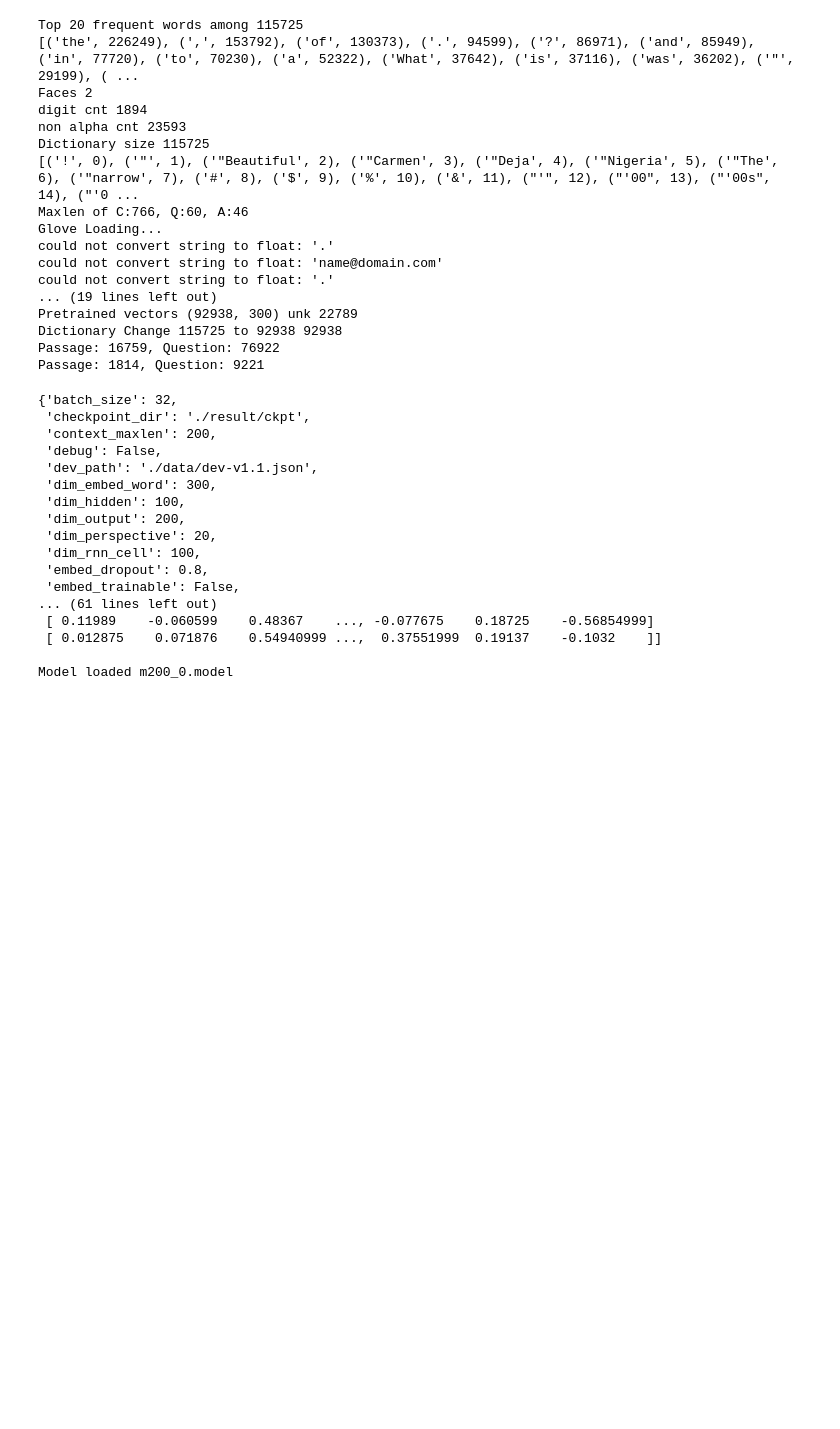
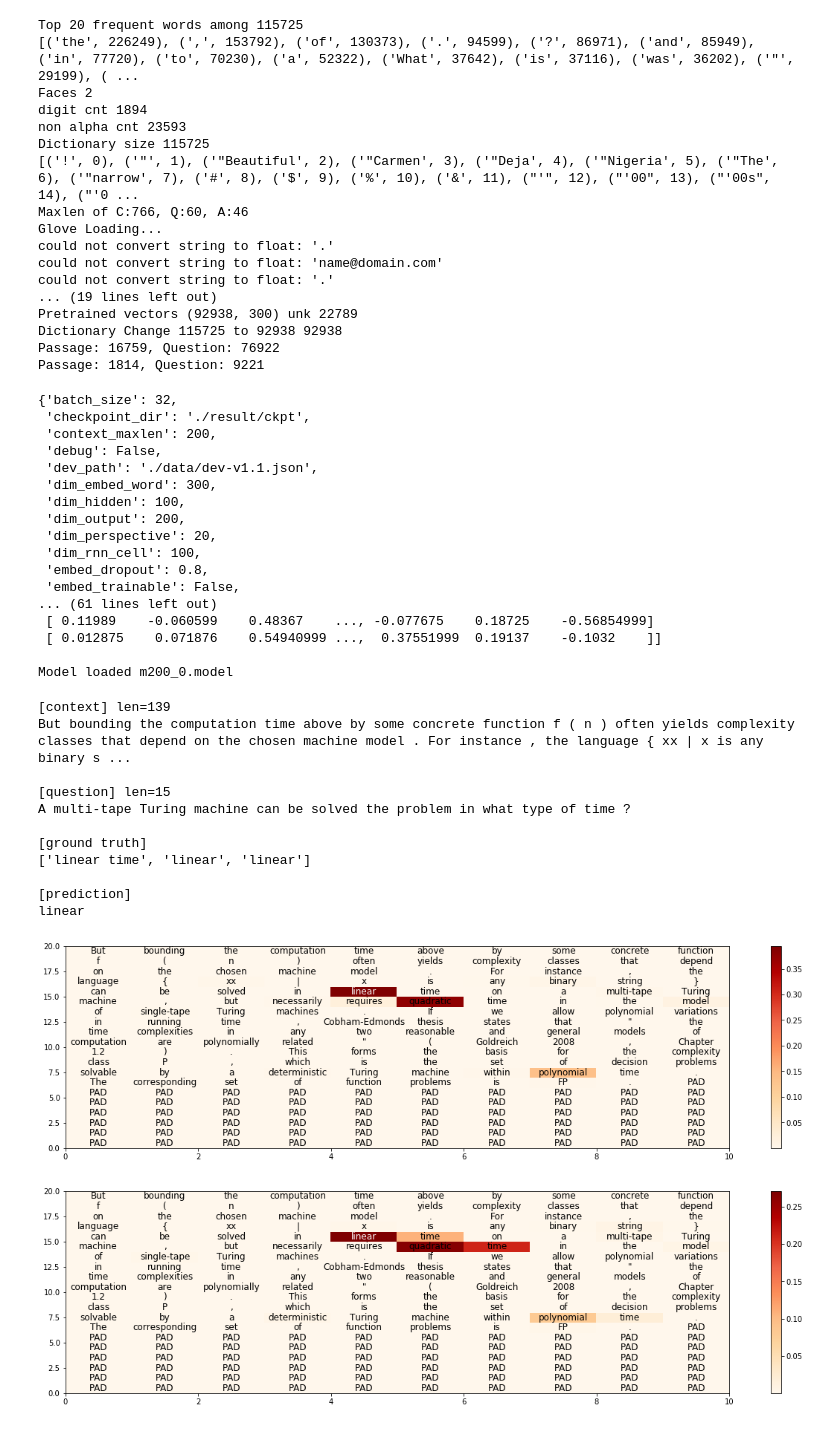
Before and after one commit to jhyuklee/squad-tensorflow, a Jupyter notebook: visualization.ipynb, the cells around one changed output. Drawn from its saved outputs; the diff is of its cells as text; code cells hidden in the pictures; blank space fills up the shorter version.

```diff
--- a/visualization.ipynb
+++ b/visualization.ipynb
@@ -169,12 +169,12 @@ question_raws = []
 total_loss = total_f1 = total_em = total_cnt = 0
 dataset = dev_dataset
 
-for context_idx, dataset_item in enumerate(dataset[0:400]):
+for context_idx, dataset_item in enumerate(dataset[243:244]):
     context = dataset_item['c']
     context_raw = dataset_item['c_raw']
     context_real = dataset_item['c_real']
     context_len = dataset_item['c_len']
-    for q_idx, qa in enumerate(dataset_item['qa']):
+    for q_idx, qa in enumerate(dataset_item['qa'][1:2]):
         question = qa['q']
         question_len = qa['q_len']
         question_raw = qa['q_raw']
@@ -193,8 +193,8 @@ for context_idx, dataset_item in enumerate(dataset[0:400]):
         batch_answer_start = [answer_start]
         batch_answer_end = [answer_end]
 
-        if 0:
-            paraphrase = 'What city was established before Warszowa ?'
+        if 1:
+            paraphrase = 'A multi-tape Turing machine can be solved in what type of time ?'
             question_raws = [paraphrase.split(' ')]
             batch_question_len = [len(paraphrase.split(' '))]
             batch_question = [[word2idx[w] if w in word2idx else word2idx['UNK'] for w in paraphrase.split(' ')]]
@@ -237,7 +237,7 @@ for context_idx, dataset_item in enumerate(dataset[0:400]):
             if not test_correct and np.amax(softmax(start_logits[0])) > 0.8:
                 print('### Worst mistakes ### prob:%.3f, idx:%d at context %d, question %d' % (
                     np.amax(softmax(start_logits[0])), np.argmax(start_logits[0]), context_idx, q_idx))
-            continue
+            # continue
 
             test_c = str(' '.join(ctr))
             print('[context] len=%d\n%s\n' % (len(ctr), test_c))
@@ -248,31 +248,45 @@ for context_idx, dataset_item in enumerate(dataset[0:400]):
             print('[ground truth]\n%s\n' % test_gt)
             test_pr = str(prediction)
             print('[prediction]\n%s\n' % test_pr)
 
             while len(ctr) != len(start_logits[0]):
                 ctr = np.append(ctr, 'PAD')
 
             def softmax(x):
                 e_x = np.exp(x - np.max(x))
                 return e_x / e_x.sum(axis=0)
 
             plt.figure(figsize=(20,5))
             data = np.reshape(softmax(start_logits[0]), (20, 10))
             text = np.reshape(ctr, (20, 10))
             checkerboard_table(data, text)
             plt.show()
 
             plt.figure(figsize=(20,5))
             data = np.reshape(softmax(end_logits[0]), (20, 10))
             checkerboard_table(data, text)
             plt.show()
 
             em += single_em
             f1 += single_f1
 
         _progress = "[loss: %.3f, f1: %.3f, em: %.3f]\n\n" % (loss, f1 /
                 len(predictions), em / len(predictions))
-        # sys.stdout.write(_progress)
+        sys.stdout.write(_progress)
         sys.stdout.flush()
 
         # break
+# %% [output]
+[context] len=139
+But bounding the computation time above by some concrete function f ( n ) often yields complexity classes that depend on the chosen machine model . For instance , the language { xx | x is any binary s ...
+
+[question] len=15
+A multi-tape Turing machine can be solved the problem in what type of time ?
+
+[ground truth]
+['linear time', 'linear', 'linear']
+
+[prediction]
+linear
+[figure, added]
+[figure, added]
```
Also changed, not shown: parts of 3 cells of this notebook, 3 other files.
